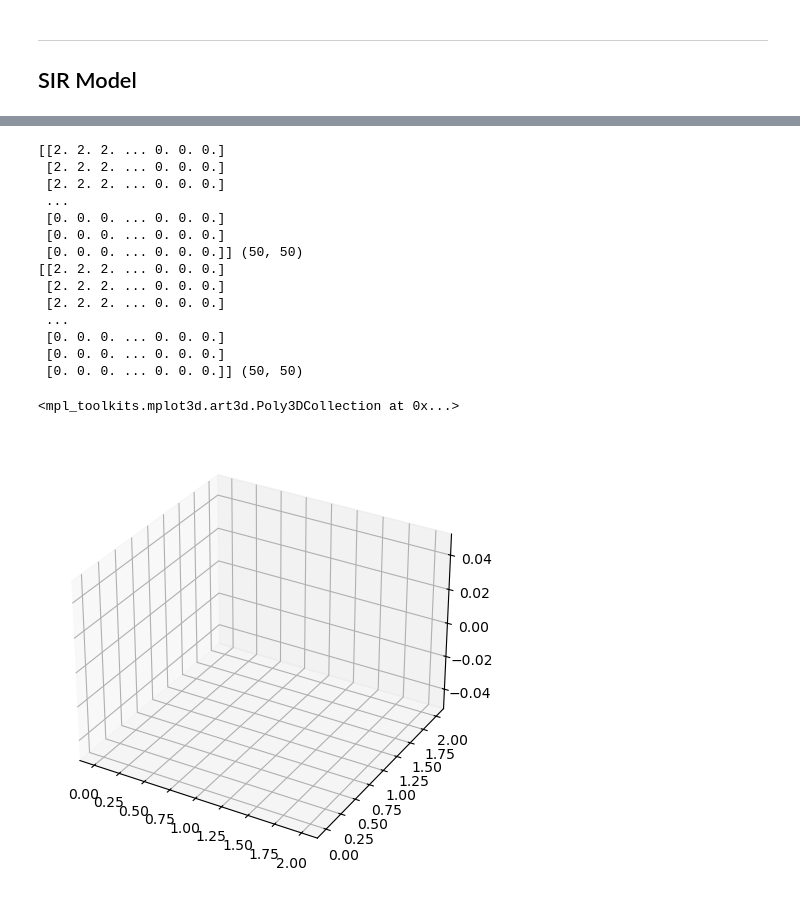
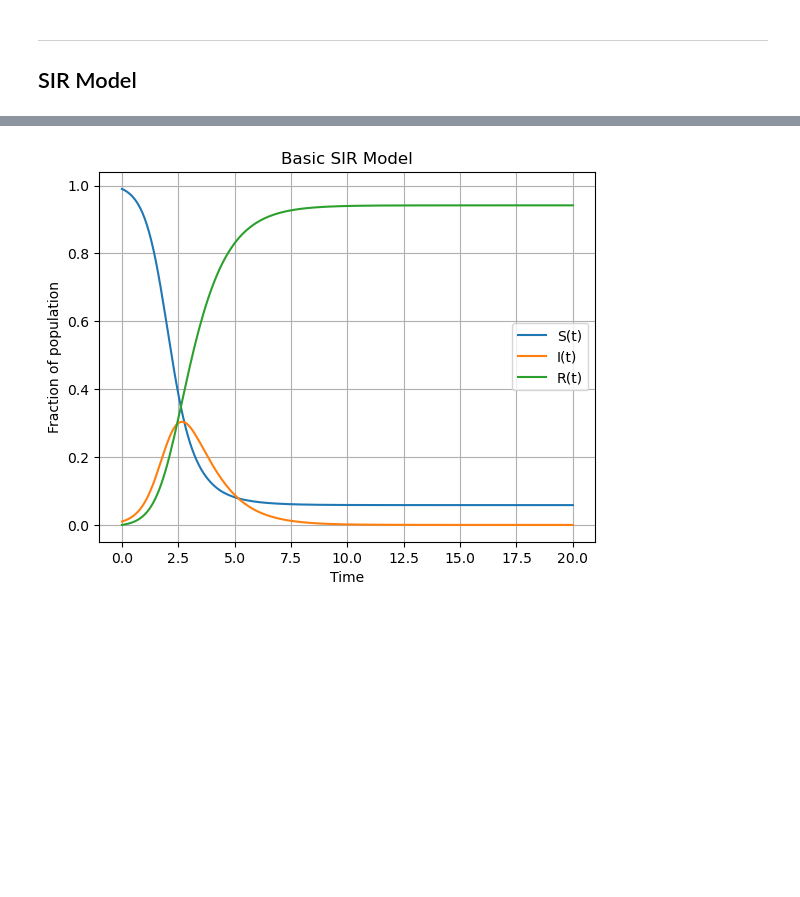
Before and after one commit to TrymSaether/project-1--tma4212-FDM, a Jupyter notebook: code/diverse.ipynb, the cells around one changed output, grey strips where cells are left out. Saved outputs shown, nothing was run; the diff lists cells and outputs as text; code cells hidden in the pictures; blank space fills up the shorter version.

```diff
--- a/code/diverse.ipynb
+++ b/code/diverse.ipynb
@@ -93,7 +89,6 @@ class SIRPDE:
         self.S = np.ones((M, M))
         self.I = np.zeros((M, M))
         self.I[:10, :10] = 2
-        print(self.I, self.I.shape)
 
     def _build_laplacian(self, m):
         c = diags([-1, 2, -1], [-1, 0, 1], shape=(m, m))
@@ -144,20 +139,49 @@ for i in range(solver.nsteps):
     solver._step()
     S_list.append(solver.S)
     I_list.append(solver.I)
-# %% [output]
-[[2. 2. 2. ... 0. 0. 0.]
- [2. 2. 2. ... 0. 0. 0.]
- [2. 2. 2. ... 0. 0. 0.]
- ...
- [0. 0. 0. ... 0. 0. 0.]
- [0. 0. 0. ... 0. 0. 0.]
- [0. 0. 0. ... 0. 0. 0.]] (50, 50)
-[[2. 2. 2. ... 0. 0. 0.]
- [2. 2. 2. ... 0. 0. 0.]
- [2. 2. 2. ... 0. 0. 0.]
- ...
- [0. 0. 0. ... 0. 0. 0.]
- [0. 0. 0. ... 0. 0. 0.]
- [0. 0. 0. ... 0. 0. 0.]] (50, 50)
-<mpl_toolkits.mplot3d.art3d.Poly3DCollection at 0x...>
-[figure, removed]
+# %%
+import numpy as np
+import matplotlib.pyplot as plt
+from scipy.integrate import solve_ivp
+
+def sir_ode(t, y, beta, gamma):
+    S, I = y
+    R = 1 - S - I  # Not needed directly for the ODE, but good to keep track
+    dSdt = -beta * S * I
+    dIdt = beta * S * I - gamma * I
+    return [dSdt, dIdt]
+
+# Parameters
+beta = 3.0
+gamma = 1.0
+
+# Initial conditions
+S0 = 0.99
+I0 = 0.01
+y0 = [S0, I0]
+
+# Time span
+t_span = (0, 20)
+t_eval = np.linspace(t_span[0], t_span[1], 200)
+
+# Solve
+sol = solve_ivp(sir_ode, t_span, y0, args=(beta, gamma), t_eval=t_eval)
+
+# Extract solutions
+S_vals = sol.y[0]
+I_vals = sol.y[1]
+R_vals = 1 - S_vals - I_vals
+
+# Plot
+plt.figure()
+plt.plot(sol.t, S_vals, label='S(t)')
+plt.plot(sol.t, I_vals, label='I(t)')
+plt.plot(sol.t, R_vals, label='R(t)')
+plt.xlabel('Time')
+plt.ylabel('Fraction of population')
+plt.legend()
+plt.title('Basic SIR Model')
+plt.grid(True)
+plt.show()
+# %% [output]
+[figure, added]
```
Also changed, not shown: parts of 5 cells of this notebook, 7 other files.
